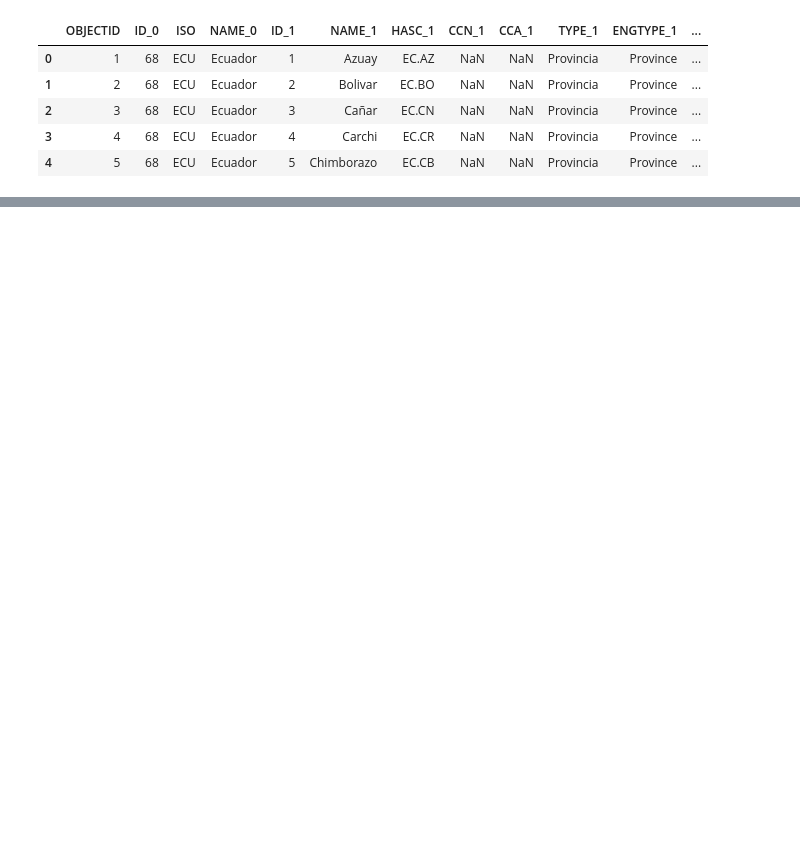
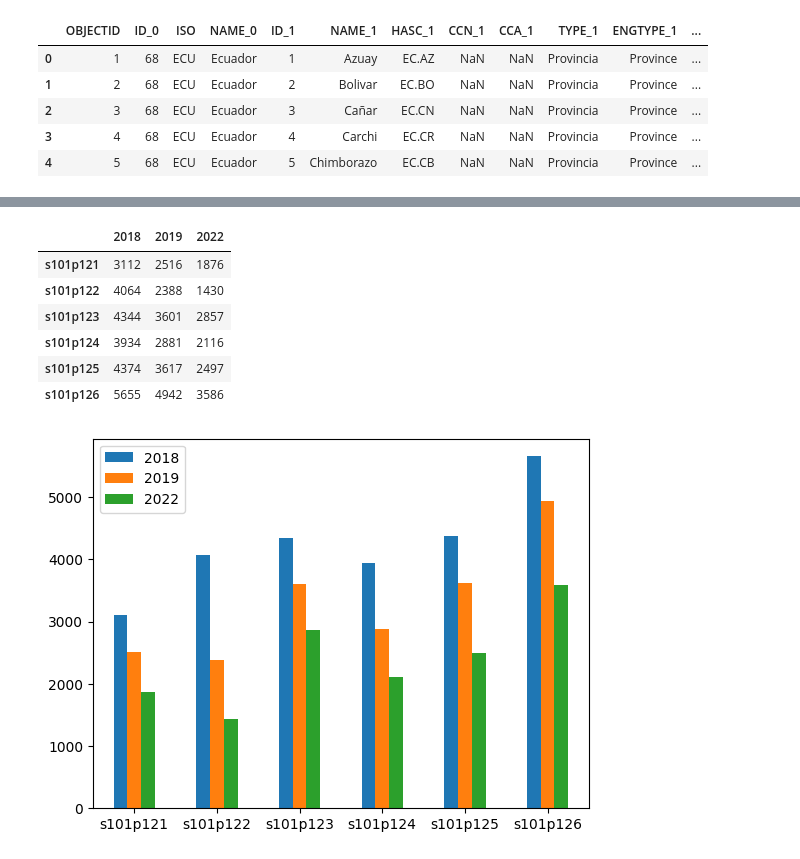
Before and after one commit to pedroaal/ambiental, a Jupyter notebook: main.ipynb, the cells around one changed output, grey strips where cells are left out. Drawn from its saved outputs; the diff is of its cells as text; code cells hidden in the pictures; blank space fills up the shorter version.

```diff
--- a/main.ipynb
+++ b/main.ipynb
@@ -49,0 +122,2 @@ ambiental_2022.head()
+# %%
+envs_cols = ['s101p121', 's101p122', 's101p123', 's101p124', 's101p125', 's101p126']
@@ -49,0 +167,28 @@ ambiental_2022.head()
+# %%
+res = {
+  2018: [],
+  2019: [],
+  2022: []
+}
+
+for year in years:
+  db = dbs[year]
+  tmp = []
+  for col in envs_cols:
+    val = len(db[db[col] == '1'])
+    tmp.append(val)
+
+  res[year] = tmp
+
+res = pd.DataFrame(res, index=envs_cols)
+ax = res.plot.bar(rot=0)
+res
+# %% [output]
+|  | 2018 | 2019 | 2022 |
+| s101p121 | 3112 | 2516 | 1876 |
+| s101p122 | 4064 | 2388 | 1430 |
+| s101p123 | 4344 | 3601 | 2857 |
+| s101p124 | 3934 | 2881 | 2116 |
+| s101p125 | 4374 | 3617 | 2497 |
+| s101p126 | 5655 | 4942 | 3586 |
+[figure, added]
```
Also changed, not shown: parts of 14 cells of this notebook, 1 other file.
